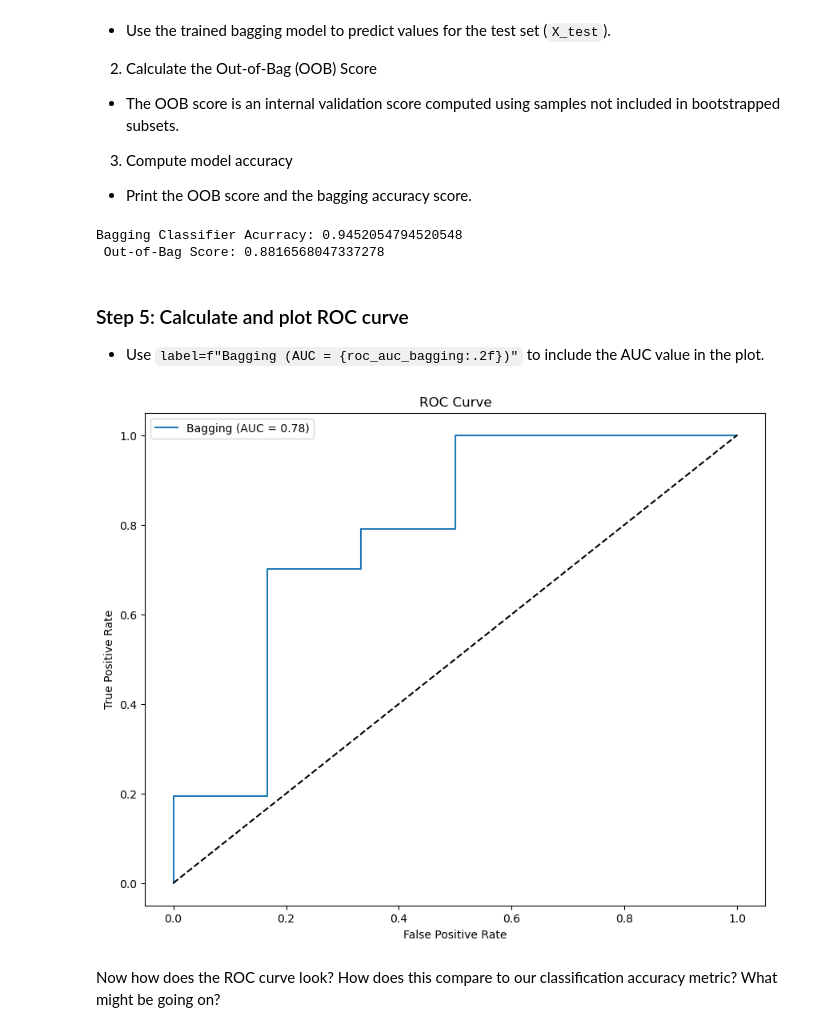
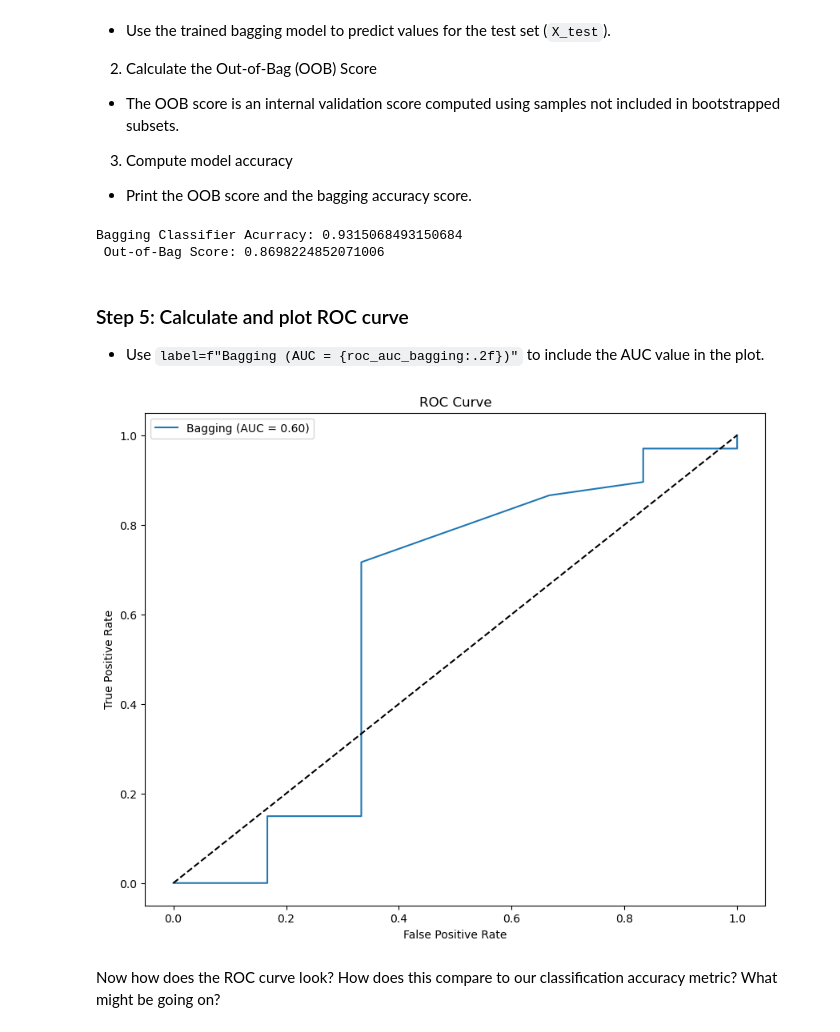
Before and after one commit to imsibaja/eds232-labs, a Jupyter notebook: Week5/lab5-birds.ipynb, the cells around one changed output. Cells and saved outputs as stored; diff of their text form; code cells hidden in the pictures.

```diff
--- a/Week5/lab5-birds.ipynb
+++ b/Week5/lab5-birds.ipynb
@@ -71,3 +70,11 @@ birds_df.head()
 | 3 | 292.0 | 2.0 | yes | yes | no | no | ... |
 | 4 | 511.0 | 2.0 | yes | yes | no | no | ... |
 5 rows × 21 columns
+# %%
+# Factorize all columns
+for col in birds_df.columns:
+    birds_df.loc[:,col] = pd.factorize(birds_df[col], sort = True)[0]
+# Impute with mode
+birds_df = birds_df.fillna(birds_df.mode().iloc[0])
+# Check to make sure there are no NAs
+birds_df.isna().sum()
@@ -118,10 +143,6 @@ X = birds_df.drop("Subarid", axis=1)
 y = birds_df["Subarid"]
 # %%
 X_train, X_test, y_train, y_test = train_test_split(X, y, train_size=.7, test_size=.3, random_state=808)
-# %%
-scaler = StandardScaler()
-X_train_scaled = scaler.fit_transform(X_train)
-X_test_scaled = scaler.transform(X_test)
 # %%
 bagging = BaggingClassifier(
     n_estimators= 100,
@@ -156,26 +177,26 @@ print(
     f"Out-of-Bag Score: {oob_score}"
 )
 # %% [output]
-Bagging Classifier Acurracy: 0.9452054794520548
- Out-of-Bag Score: 0.8816568047337278
+Bagging Classifier Acurracy: 0.9315068493150684
+ Out-of-Bag Score: 0.8698224852071006
 # %% [markdown]
 ### Step 5: Calculate and plot ROC curve
 
 - Use `label=f"Bagging (AUC = {roc_auc_bagging:.2f})"` to include the AUC value in the plot.
 # %%
-fpr, tpr, _ = roc_curve(y_test, bagging.predict_proba(X_test)[:, 1])
+fpr, tpr, _ = roc_curve(y_test, bagging.predict_proba(X_test_scaled)[:, 1])
 roc_auc_bagging = auc(fpr, tpr)
 
 plt.figure(figsize=(10, 8))
 plt.plot(fpr, tpr, label=f"Bagging (AUC = {roc_auc_bagging:.2f})")
 plt.plot([0, 1], [0, 1], color='black', linestyle='--')
 plt.xlabel('False Positive Rate')
 plt.ylabel('True Positive Rate')
 plt.title('ROC Curve')
 plt.legend()
 plt.show()
 # %% [output]
-[figure, old version]
+[figure, new version]
 # %% [markdown]
 Now how does the ROC curve look? How does this compare to our classification accuracy metric?  What might be going on?
 # %% [markdown]
```
Also changed, not shown: parts of 13 cells of this notebook, 3 other files.
